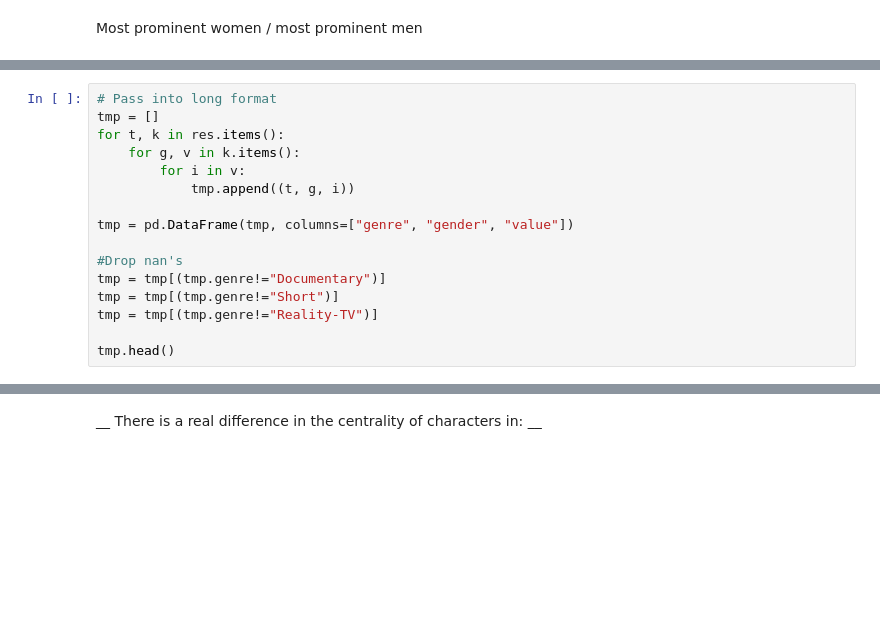
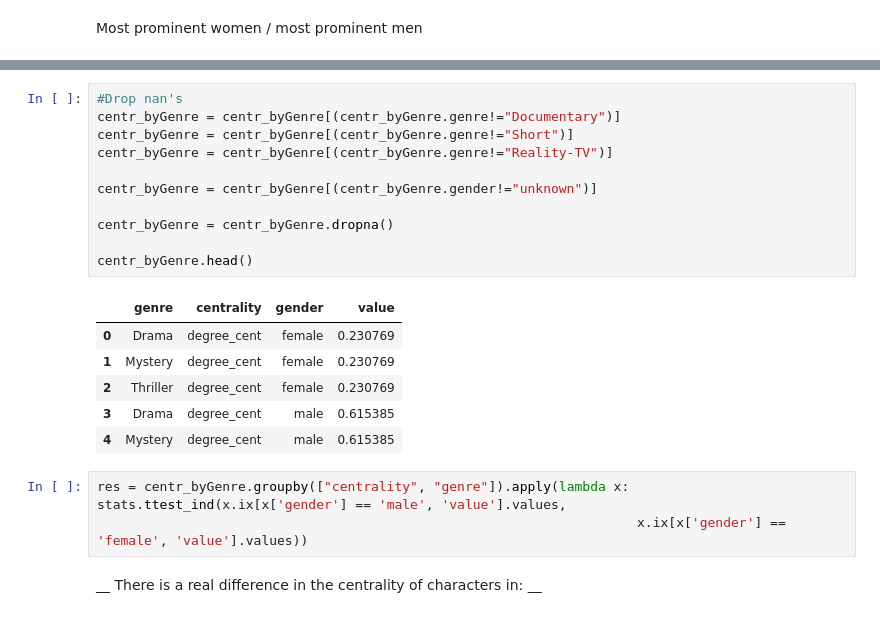
Before and after one commit to usc-sail/mica-text-characternetworks, a Jupyter notebook: analysis/Graph Analysis.ipynb, the cells around one changed output, grey strips where cells are left out. Saved outputs shown, nothing was run; the diff lists cells and outputs as text; blank space fills up the shorter version.

```diff
--- a/analysis/Graph Analysis.ipynb
+++ b/analysis/Graph Analysis.ipynb
@@ -218,16 +220,0 @@ for t in types:
-# %%
-# Pass into long format
-tmp = []
-for t, k in res.items():
-    for g, v in k.items():
-        for i in v:
-            tmp.append((t, g, i))
-
-tmp = pd.DataFrame(tmp, columns=["genre", "gender", "value"])
-
-#Drop nan's
-tmp = tmp[(tmp.genre!="Documentary")]
-tmp = tmp[(tmp.genre!="Short")]
-tmp = tmp[(tmp.genre!="Reality-TV")]
-
-tmp.head()
@@ -258,3 +265,24 @@ res;
+# %%
+#Drop nan's
+centr_byGenre = centr_byGenre[(centr_byGenre.genre!="Documentary")]
+centr_byGenre = centr_byGenre[(centr_byGenre.genre!="Short")]
+centr_byGenre = centr_byGenre[(centr_byGenre.genre!="Reality-TV")]
+
+centr_byGenre = centr_byGenre[(centr_byGenre.gender!="unknown")]
+
+centr_byGenre = centr_byGenre.dropna()
+
+centr_byGenre.head()
+# %% [output]
+|  | genre | centrality | gender | value |
+| 0 | Drama | degree_cent | female | 0.230769 |
+| 1 | Mystery | degree_cent | female | 0.230769 |
+| 2 | Thriller | degree_cent | female | 0.230769 |
+| 3 | Drama | degree_cent | male | 0.615385 |
+| 4 | Mystery | degree_cent | male | 0.615385 |
+# %%
+res = centr_byGenre.groupby(["centrality", "genre"]).apply(lambda x: stats.ttest_ind(x.ix[x['gender'] == 'male', 'value'].values,
+                                                                     x.ix[x['gender'] == 'female', 'value'].values))
 # %% [markdown]
 __ There is a real difference in the centrality of characters in: __
 # %%
```
Also changed, not shown: parts of 63 cells of this notebook, 4 other files.
